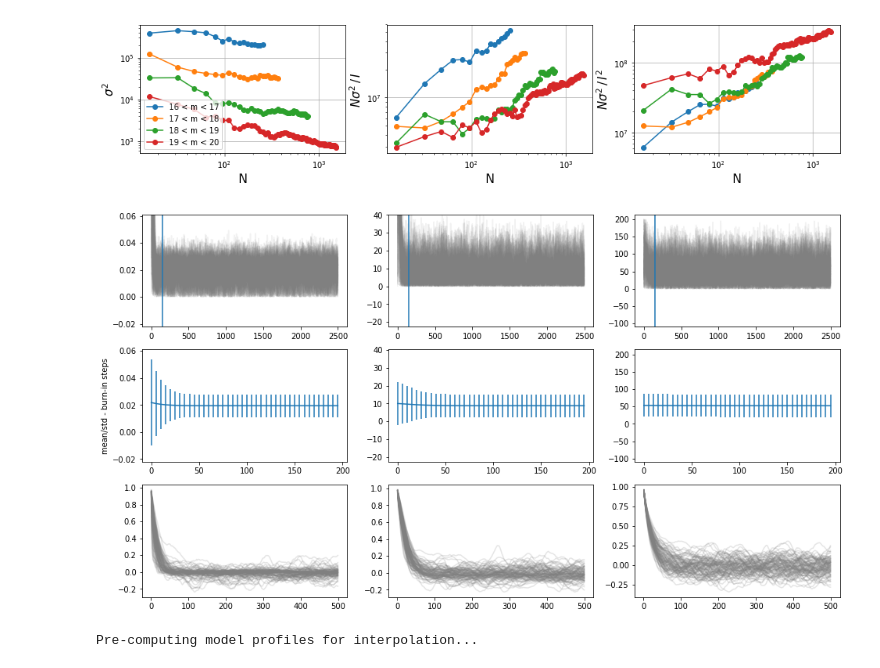
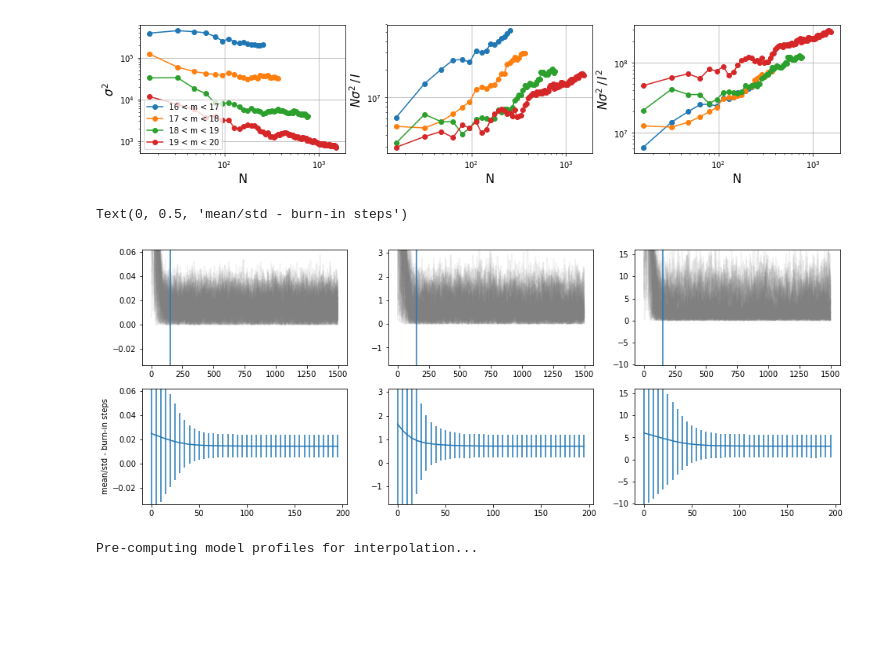
Before and after one commit to yuntingcheng/python_ciber, a Jupyter notebook: stack_modelfit/Untitled.ipynb, the cells around one changed output. Drawn from its saved outputs; the diff is of its cells as text; code cells hidden in the pictures; blank space fills up the shorter version.

```diff
--- a/stack_modelfit/Untitled.ipynb
+++ b/stack_modelfit/Untitled.ipynb
@@ -157,8 +157,8 @@ plt.savefig('/Users/ytcheng/Desktop/cov_scale.png', dpi = 150,bbox_inches='tight
 from run_fit import *
 
 inst = 1
-ifield = 4
-im = 1
+ifield = 7
+im = 3
 Npar = 3
 burn_in = 150
 
@@ -182,48 +182,54 @@ samples = np.load(chaindir + savename)
 flatsamps = samples.copy()
 Nsteps, Nwalkers, _ = flatsamps.shape
 
-fig, ax = plt.subplots(3, 3, figsize = (16,9))
+fig, ax = plt.subplots(2, 3, figsize = (16,6))
 for i in range(flatsamps.shape[1]):
     ax[0][0].plot(flatsamps[:,i,0], c='grey', alpha=0.1)
     if Npar==3:
         ax[0][1].plot(flatsamps[:,i,1], c='grey', alpha=0.1)
         ax[0][2].plot(flatsamps[:,i,2], c='grey', alpha=0.1)
         if flatsamps[300,i,1] > 100:
             ax[0][1].plot(flatsamps[:,i,1], c='b', alpha=0.1)
             ax[0][0].plot(flatsamps[:,i,0], c='b', alpha=0.1)
             ax[0][2].plot(flatsamps[:,i,2], c='b', alpha=0.1)
     else:
         ax[0][2].plot(flatsamps[:,i,1], c='grey', alpha=0.1)
         ax[0][1].axis('off')
 
 ax[0][0].axvline(burn_in)
 ax[0][1].axvline(burn_in)
 ax[0][2].axvline(burn_in)
 
 for ipar in range(Npar):
     m = [np.mean(flatsamps[i:,:,ipar]) for i in np.arange(0,200,5)]
     e = [np.std(flatsamps[i:,:,ipar]) for i in np.arange(0,200,5)]
     ax[1][ipar].errorbar(np.arange(0,200,5), m, e)
     ax[0][ipar].set_ylim([m[-1]-5*e[-1], m[-1]+5*e[-1]])
     ax[1][ipar].set_ylim([m[-1]-5*e[-1], m[-1]+5*e[-1]])
 
 ax[1][0].set_ylabel('mean/std - burn-in steps')
 
-import pymc3 as pm3
-lags=np.arange(1,500)
-for i in range(flatsamps.shape[1]):
-    autocorr = [pm3.autocorr(flatsamps[burn_in:,i,0], l) for l in lags]
-    ax[2][0].plot(lags, autocorr, c='grey',alpha=0.2)
-    if Npar==3:
-        autocorr = [pm3.autocorr(flatsamps[burn_in:,i,1], l) for l in lags]
-        ax[2][1].plot(lags, autocorr, c='grey',alpha=0.2)
-        autocorr = [pm3.autocorr(flatsamps[burn_in:,i,2], l) for l in lags]
-        ax[2][2].plot(lags, autocorr, c='grey',alpha=0.2)
-    else:
-        autocorr = [pm3.autocorr(flatsamps[burn_in:,i,1], l) for l in lags]
-        ax[2][2].plot(lags, autocorr, c='grey',alpha=0.2)
+fitparamdat = get_mcmc_fit_params_3par(inst,im, ifield=ifield,subsub=subsub)
+Re2, A1h, A2h = fitparamdat['Re2'], fitparamdat['A1h'], fitparamdat['A2h'],
+
+print('Re2 = %.2f, A1h = %.2f, A2h = %.2f'%(Re2, A1h, A2h))
+# fig, ax = plt.subplots(1, 3, figsize = (16,6))
+# import pymc3 as pm3
+# lags=np.arange(1,500)
+# for i in range(flatsamps.shape[1]):
+#     autocorr = [pm3.autocorr(flatsamps[burn_in:,i,0], l) for l in lags]
+#     ax[0].plot(lags, autocorr, c='grey',alpha=0.2)
+#     if Npar==3:
+#         autocorr = [pm3.autocorr(flatsamps[burn_in:,i,1], l) for l in lags]
+#         ax[1].plot(lags, autocorr, c='grey',alpha=0.2)
+#         autocorr = [pm3.autocorr(flatsamps[burn_in:,i,2], l) for l in lags]
+#         ax[2].plot(lags, autocorr, c='grey',alpha=0.2)
+#     else:
+#         autocorr = [pm3.autocorr(flatsamps[burn_in:,i,1], l) for l in lags]
+#         ax[2].plot(lags, autocorr, c='grey',alpha=0.2)
 # %% [output]
+Text(0, 0.5, 'mean/std - burn-in steps')
-[figure, old version]
+[figure, new version]
 # %%
 from run_fit import *
 inst = 1
```
Also changed, not shown: parts of 4 cells of this notebook, 2 other files.
